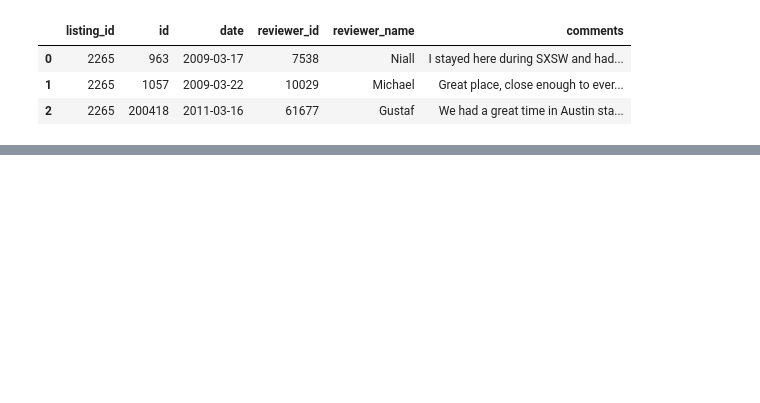
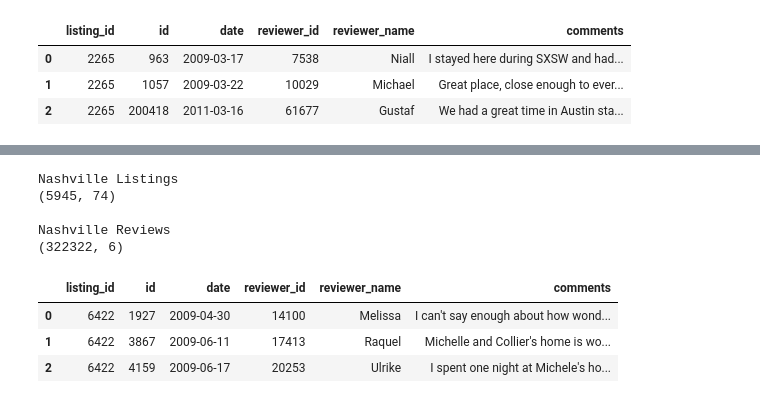
Before and after one commit to taylor-curran/discover-realestate-data, a Jupyter notebook: inside_airbnb/raw_data.ipynb, the cells around one changed output, grey strips where cells are left out. Saved outputs shown, nothing was run; the diff lists cells and outputs as text; code cells hidden in the pictures; blank space fills up the shorter version.

```diff
--- a/inside_airbnb/raw_data.ipynb
+++ b/inside_airbnb/raw_data.ipynb
@@ -115,0 +178,21 @@ Austin Reviews
+# %%
+# Nashville
+
+nashville_lst = pd.read_csv('data/Nashville/listings.csv')
+nashville_rvs = pd.read_csv('data/Nashville/reviews.csv')
+
+print('Nashville Listings')
+print(nashville_lst.shape)
+print('\nNashville Reviews')
+print(nashville_rvs.shape)
+nashville_rvs.head(3)
+# %% [output]
+Nashville Listings
+(5945, 74)
+
+Nashville Reviews
+(322322, 6)
+|  | listing_id | id | date | reviewer_id | reviewer_name | comments |
+| 0 | 6422 | 1927 | 2009-04-30 | 14100 | Melissa | I can't say enough about how wond... |
+| 1 | 6422 | 3867 | 2009-06-11 | 17413 | Raquel | Michelle and Collier's home is wo... |
+| 2 | 6422 | 4159 | 2009-06-17 | 20253 | Ulrike | I spent one night at Michele's ho... |
```
Also changed, not shown: parts of 10 cells of this notebook, 24 other files.
